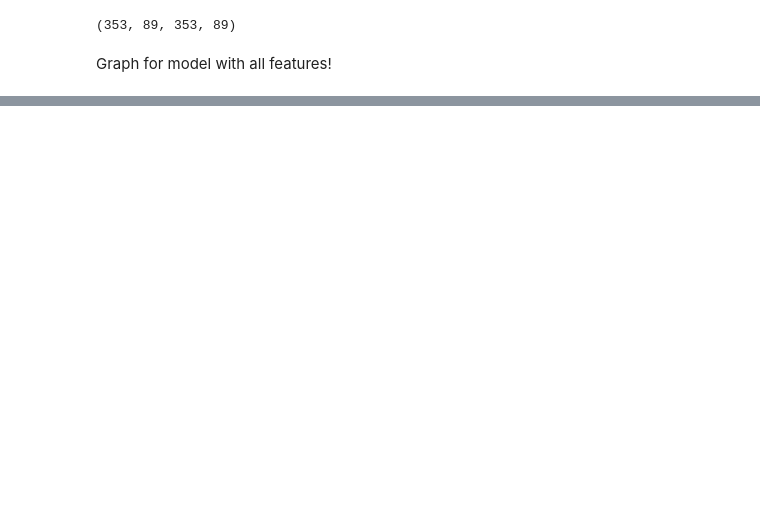
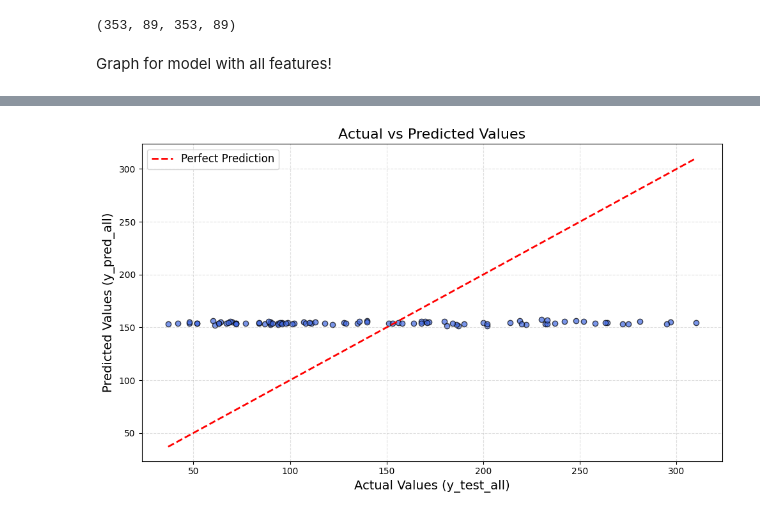
Before and after one commit to matcze/pytorch_algorithm, a Jupyter notebook: pytorch_algoritm.ipynb, the cells around one changed output, grey strips where cells are left out. Saved outputs shown, nothing was run; the diff lists cells and outputs as text; code cells hidden in the pictures; blank space fills up the shorter version.

```diff
--- a/pytorch_algoritm.ipynb
+++ b/pytorch_algoritm.ipynb
@@ -320,0 +324,21 @@ plt.show()
+# %%
+plt.figure(figsize=(10, 6))
+
+plt.scatter(y_test_all, y_pred_all.detach().numpy(), color='royalblue', alpha=0.7, edgecolor='black')
+
+min_val = min(y_test_all.min(),y_pred_all.detach().numpy().min())
+max_val = max(y_test_all.max(), y_pred_all.detach().numpy().max())
+plt.plot([min_val, max_val], [min_val, max_val],
+         color='red', linestyle='--', linewidth=2,
+         label='Perfect Prediction')
+
+plt.title("Actual vs Predicted Values", fontsize=16)
+plt.xlabel("Actual Values (y_test_all)", fontsize=14)
+plt.ylabel("Predicted Values (y_pred_all)", fontsize=14)
+plt.grid(True, linestyle='--', alpha=0.4)
+plt.legend(fontsize=12)
+
+plt.tight_layout()
+plt.show()
+# %% [output]
+[figure, added]
```
Also changed, not shown: parts of 8 cells of this notebook.
